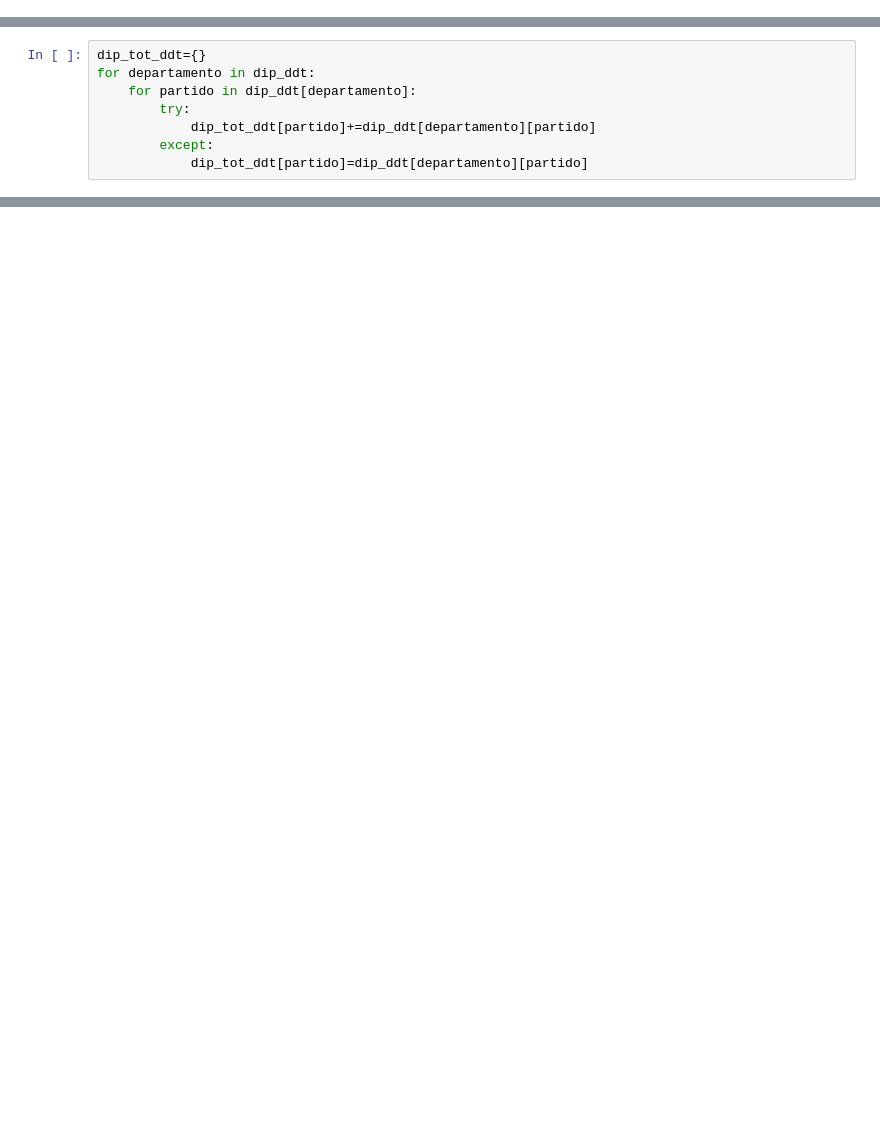
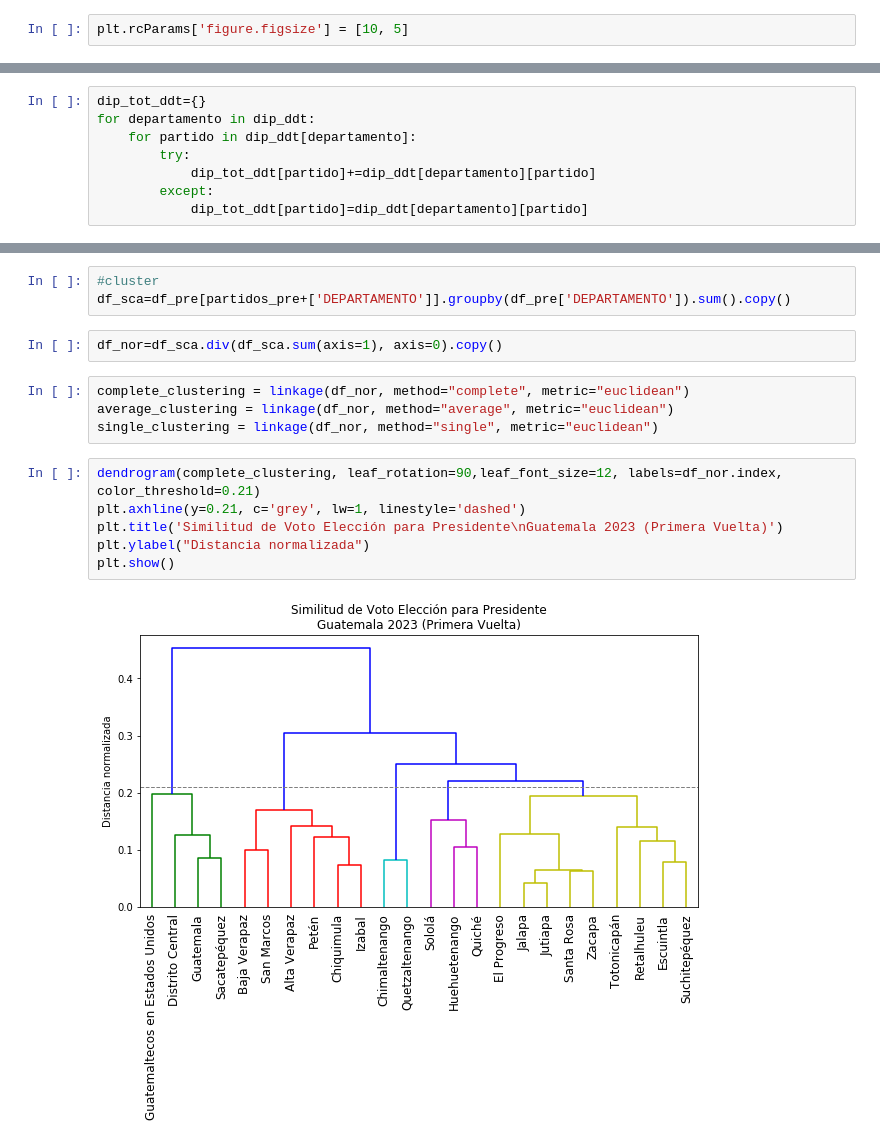
Before and after one commit to p3d40/parser-tse-2023, a Jupyter notebook: parser.ipynb, the cells around one changed output, grey strips where cells are left out. Cells and saved outputs as stored; diff of their text form; blank space fills up the shorter version.

Commit message:
Add files via upload
Cluster analysis and participation.

```diff
--- a/parser.ipynb
+++ b/parser.ipynb
@@ -7,3 +10,5 @@ import scipy.stats
+# %%
+plt.rcParams['figure.figsize'] = [10, 5]
 # %%
 def mean_confidence_interval(data, confidence=0.95):
     a = 1.0 * np.array(data)
@@ -546,0 +668,17 @@ Zacapa 36%
+# %%
+#cluster
+df_sca=df_pre[partidos_pre+['DEPARTAMENTO']].groupby(df_pre['DEPARTAMENTO']).sum().copy()
+# %%
+df_nor=df_sca.div(df_sca.sum(axis=1), axis=0).copy()
+# %%
+complete_clustering = linkage(df_nor, method="complete", metric="euclidean")
+average_clustering = linkage(df_nor, method="average", metric="euclidean")
+single_clustering = linkage(df_nor, method="single", metric="euclidean")
+# %%
+dendrogram(complete_clustering, leaf_rotation=90,leaf_font_size=12, labels=df_nor.index, color_threshold=0.21)
+plt.axhline(y=0.21, c='grey', lw=1, linestyle='dashed')
+plt.title('Similitud de Voto Elección para Presidente\nGuatemala 2023 (Primera Vuelta)')
+plt.ylabel("Distancia normalizada")
+plt.show()
+# %% [output]
+[figure, added]
```
Also changed, not shown: parts of 25 cells of this notebook.
